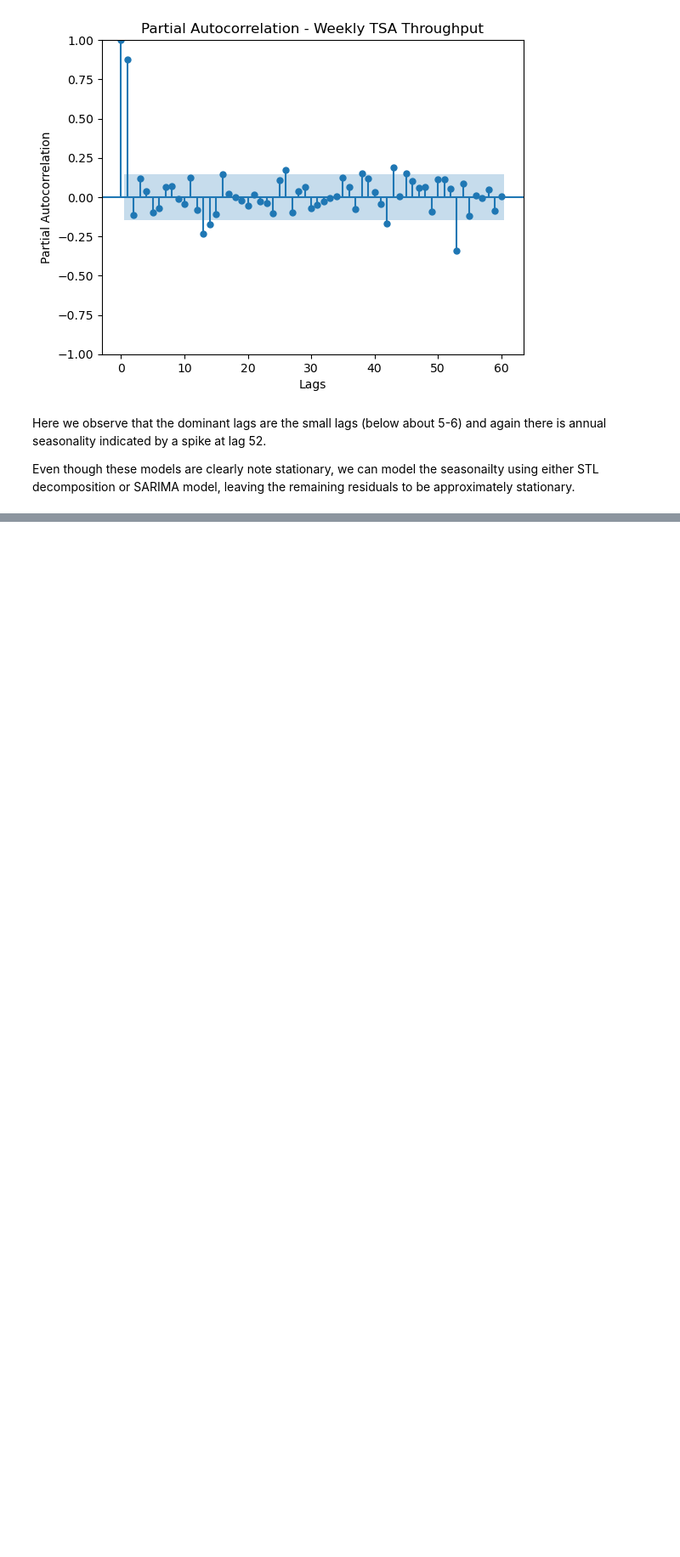
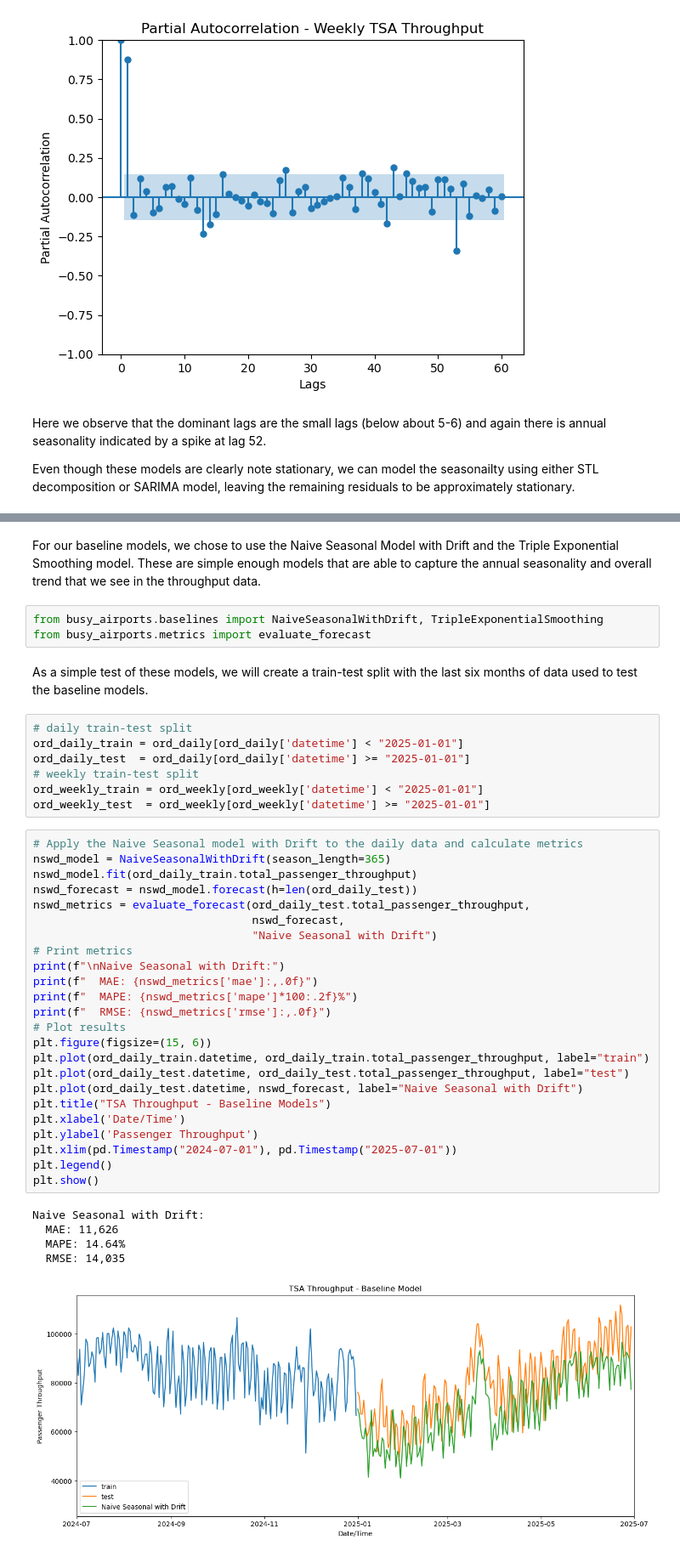
Before and after one commit to Erdos-Projects/spring-2026-busy-airports, a Jupyter notebook: busy_airports.ipynb, the cells around one changed output, grey strips where cells are left out. Shown at 85% size. Drawn from its saved outputs; the diff is of its cells as text; blank space fills up the shorter version.

```diff
--- a/busy_airports.ipynb
+++ b/busy_airports.ipynb
@@ -158,0 +173,44 @@ Even though these models are clearly note stationary, we can model the seasonail
+# %% [markdown]
+For our baseline models, we chose to use the Naive Seasonal Model with Drift and the Triple Exponential Smoothing model. These are simple enough models that are able to capture the annual seasonality and overall trend that we see in the throughput data.
+# %%
+from busy_airports.baselines import NaiveSeasonalWithDrift, TripleExponentialSmoothing
+from busy_airports.metrics import evaluate_forecast
+# %% [markdown]
+As a simple test of these models, we will create a train-test split with the last six months of data used to test the baseline models.
+# %%
+# daily train-test split
+ord_daily_train = ord_daily[ord_daily['datetime'] < "2025-01-01"]
+ord_daily_test  = ord_daily[ord_daily['datetime'] >= "2025-01-01"]
+# weekly train-test split
+ord_weekly_train = ord_weekly[ord_weekly['datetime'] < "2025-01-01"]
+ord_weekly_test  = ord_weekly[ord_weekly['datetime'] >= "2025-01-01"]
+# %%
+# Apply the Naive Seasonal model with Drift to the daily data and calculate metrics
+nswd_model = NaiveSeasonalWithDrift(season_length=365)
+nswd_model.fit(ord_daily_train.total_passenger_throughput)
+nswd_forecast = nswd_model.forecast(h=len(ord_daily_test))
+nswd_metrics = evaluate_forecast(ord_daily_test.total_passenger_throughput,
+                                 nswd_forecast,
+                                 "Naive Seasonal with Drift")
+# Print metrics
+print(f"\nNaive Seasonal with Drift:")
+print(f"  MAE: {nswd_metrics['mae']:,.0f}")
+print(f"  MAPE: {nswd_metrics['mape']*100:.2f}%")
+print(f"  RMSE: {nswd_metrics['rmse']:,.0f}")
+# Plot results
+plt.figure(figsize=(15, 6))
+plt.plot(ord_daily_train.datetime, ord_daily_train.total_passenger_throughput, label="train")
+plt.plot(ord_daily_test.datetime, ord_daily_test.total_passenger_throughput, label="test")
+plt.plot(ord_daily_test.datetime, nswd_forecast, label="Naive Seasonal with Drift")
+plt.title("TSA Throughput - Baseline Models")
+plt.xlabel('Date/Time')
+plt.ylabel('Passenger Throughput')
+plt.xlim(pd.Timestamp("2024-07-01"), pd.Timestamp("2025-07-01"))
+plt.legend()
+plt.show()
+# %% [output]
+Naive Seasonal with Drift:
+  MAE: 11,626
+  MAPE: 14.64%
+  RMSE: 14,035
+[figure, added]
```
Also changed, not shown: parts of 10 cells of this notebook.
